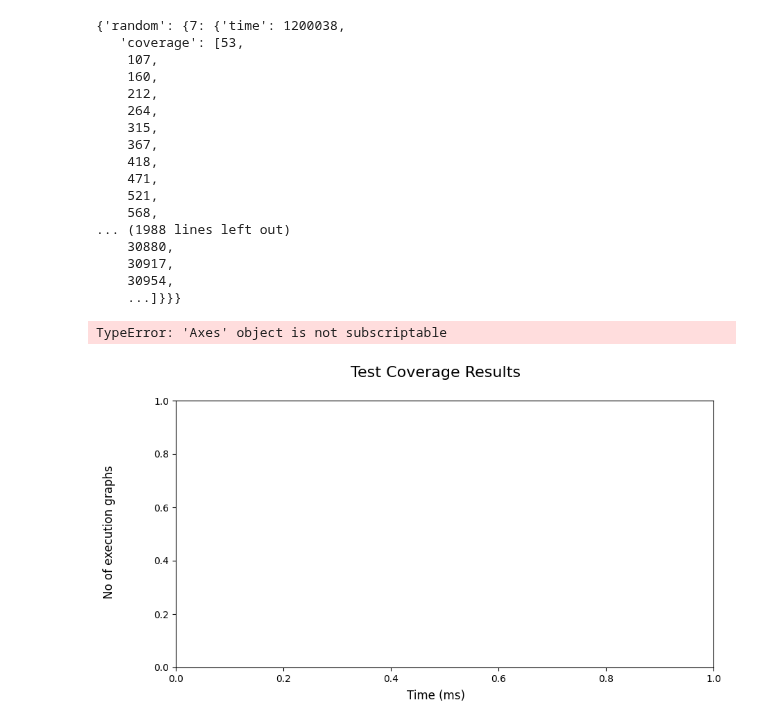
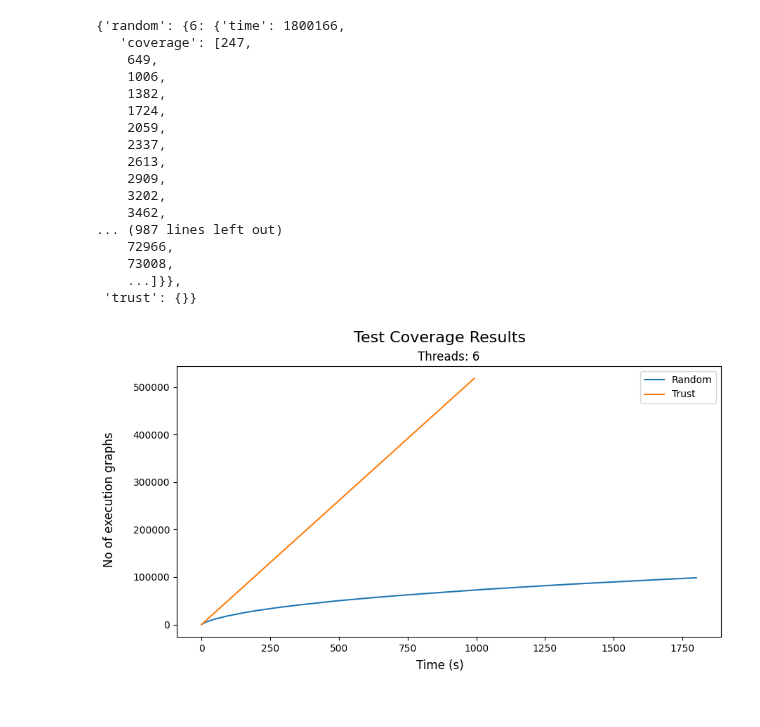
Before and after one commit to mpi-sws-rse/jmc, a Jupyter notebook: scripts/analysis_scripts/comparison.ipynb, the cells around one changed output. Saved outputs shown, nothing was run; the diff lists cells and outputs as text; code cells hidden in the pictures.

Commit message:
Updated script for processing results

```diff
--- a/scripts/analysis_scripts/comparison.ipynb
+++ b/scripts/analysis_scripts/comparison.ipynb
@@ -4,7 +4,7 @@ import matplotlib.pyplot as plt
 import os
 import json
 # %%
-test_results_dir = "../../.results/2"
+test_results_dir = "../../core/build/test-results/jmc-report/"
 
 def read_test_results(file_path):
     data = {
@@ -25,60 +25,66 @@ def read_test_results(file_path):
 test_data = read_test_results(test_results_dir)
 test_data
 # %% [output]
-{'random': {7: {'time': 1200038,
-   'coverage': [53,
-    107,
-    160,
-    212,
-    264,
-    315,
-    367,
-    418,
-    471,
-    521,
-    568,
-... (1988 lines left out)
-    30880,
-    30917,
-    30954,
-    ...]}}}
+{'random': {6: {'time': 1800166,
+   'coverage': [247,
+    649,
+    1006,
+    1382,
+    1724,
+    2059,
+    2337,
+    2613,
+    2909,
+    3202,
+    3462,
+... (987 lines left out)
+    72966,
+    73008,
+    ...]}},
+ 'trust': {}}
+# %%
+# Adding custom data for trust (without measuring coverage and assuming fixed cost per iteration)
+
+test_data["trust"][6] = {
+    'time': 992000,
+    'coverage': np.linspace(0, 518400, 992)
+}
 # %%
 def plot_test_data(data):
     num_plots = len(data["random"].keys())
     fig, axs = plt.subplots(num_plots, 1, figsize=(10, 5 * num_plots))
 
     fig.suptitle("Test Coverage Results", fontsize=16)
-    fig.supxlabel("Time (ms)")
+    fig.supxlabel("Time (s)")
     fig.supylabel("No of execution graphs")
 
     BASE_THREADS_OFFSET = 6
 
     for (threads,cov_data) in data["random"].items():
-        total_time = cov_data["time"]
+        total_time = cov_data["time"]/1000
         iterations = len(cov_data["coverage"])
         coverage = np.array(cov_data["coverage"])
         x = np.linspace(0, total_time, iterations)
         if num_plots > 1:
             axs[threads-BASE_THREADS_OFFSET].plot(x, coverage, label="Random")
             axs[threads-BASE_THREADS_OFFSET].set_title(f"Threads: {threads}")
         else:
             axs.plot(x, coverage, label="Random")
             axs.set_title(f"Threads: {threads}")
 
     for (threads,cov_data) in data["trust"].items():
-        total_time = cov_data["time"]
+        total_time = cov_data["time"]/1000
         iterations = len(cov_data["coverage"])
         coverage = np.array(cov_data["coverage"])
         x = np.linspace(0, total_time, iterations)
         if num_plots > 1:
             axs[threads-BASE_THREADS_OFFSET].plot(x, coverage, label="Trust")
         else:
             axs.plot(x, coverage, label="Trust")
 
     plt.legend()
     plt.savefig("test_coverage_results.png")
 
 plot_test_data(test_data)
 # %% [output]
-TypeError: 'Axes' object is not subscriptable
-[figure, old version]
+[figure, new version]
```
Also changed, not shown: 1 other file.
